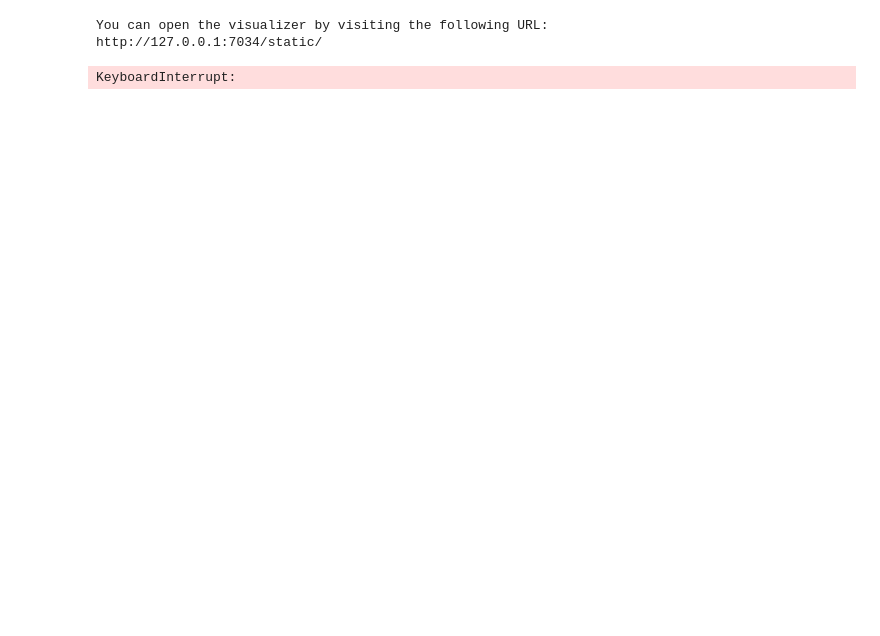
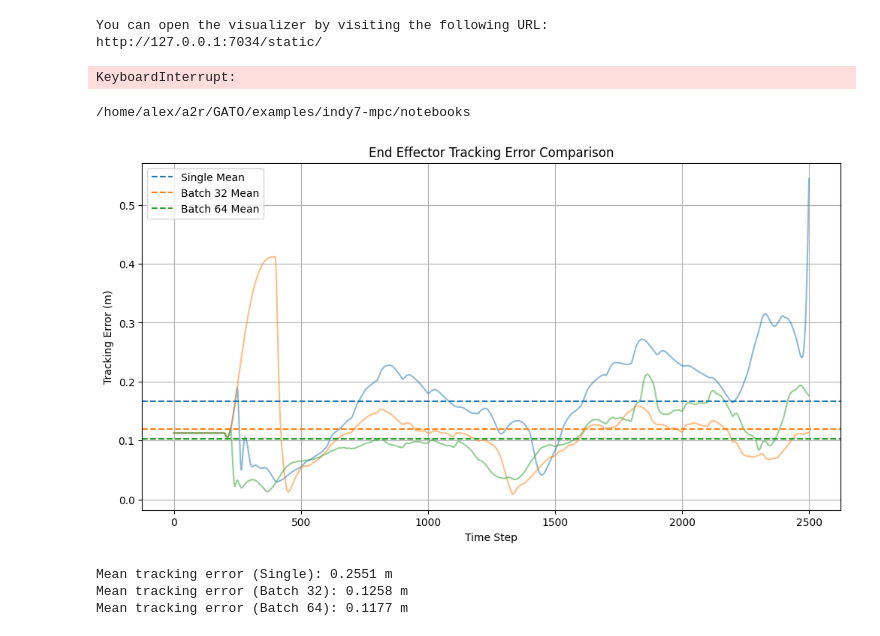
Before and after one commit to A2R-Lab/indy7-mpc, a Jupyter notebook: notebooks/stat_analysis.ipynb, the cells around one changed output. Drawn from its saved outputs; the diff is of its cells as text; code cells hidden in the pictures; blank space fills up the shorter version.

```diff
--- a/notebooks/stat_analysis.ipynb
+++ b/notebooks/stat_analysis.ipynb
@@ -261,3 +259,55 @@ while True:
 You can open the visualizer by visiting the following URL:
 http://127.0.0.1:7034/static/
 KeyboardInterrupt:
+# %%
+!pwd
+sys.path.append('..')
+# %% [output]
+/home/alex/a2r/GATO/examples/indy7-mpc/notebooks
+# %%
+single_path = "../stats/oracle_20250421_031111";
+
+single_tracking_errors = np.load(f"{single_path}_tracking_errors.npy")
+single_ee_positions = np.load(f"{single_path}_ee_positions.npy")
+single_ee_ref_positions = np.load(f"{single_path}_ee_ref_positions.npy")
+
+batch_64_path = "../stats/oracle_20250421_030932";
+
+batch_64_tracking_errors = np.load(f"{batch_64_path}_tracking_errors.npy")
+batch_64_ee_positions = np.load(f"{batch_64_path}_ee_positions.npy")
+batch_64_ee_ref_positions = np.load(f"{batch_64_path}_ee_ref_positions.npy")
+
+batch_32_path = "../stats/oracle_20250421_030651";
+
+batch_32_tracking_errors = np.load(f"{batch_32_path}_tracking_errors.npy")
+batch_32_ee_positions = np.load(f"{batch_32_path}_ee_positions.npy")
+batch_32_ee_ref_positions = np.load(f"{batch_32_path}_ee_ref_positions.npy")
+
+
+# ----- plot tracking errors -----
+plt.figure(figsize=(12,6))
+plt.plot(single_tracking_errors[:2500], label='', alpha=0.5)
+plt.plot(batch_32_tracking_errors[:2500], label='', alpha=0.5)
+plt.plot(batch_64_tracking_errors[:2500], label='', alpha=0.5)
+
+# Add average lines
+plt.axhline(y=np.mean(single_tracking_errors[:2500]), color='C0', linestyle='--', label='Single Mean')
+plt.axhline(y=np.mean(batch_32_tracking_errors[:2500]), color='C1', linestyle='--', label='Batch 32 Mean')
+plt.axhline(y=np.mean(batch_64_tracking_errors[:2500]), color='C2', linestyle='--', label='Batch 64 Mean')
+
+plt.xlabel('Time Step')
+plt.ylabel('Tracking Error (m)')
+plt.title('End Effector Tracking Error Comparison')
+plt.grid(True)
+plt.legend()
+plt.show()
+
+# Calculate and print mean tracking errors
+print(f"Mean tracking error (Single): {np.mean(single_tracking_errors):.4f} m")
+print(f"Mean tracking error (Batch 32): {np.mean(batch_32_tracking_errors):.4f} m")
+print(f"Mean tracking error (Batch 64): {np.mean(batch_64_tracking_errors):.4f} m")
+# %% [output]
+[figure, added]
+Mean tracking error (Single): 0.2551 m
+Mean tracking error (Batch 32): 0.1258 m
+Mean tracking error (Batch 64): 0.1177 m
```
Also changed, not shown: parts of 5 cells of this notebook, 24 other files.
